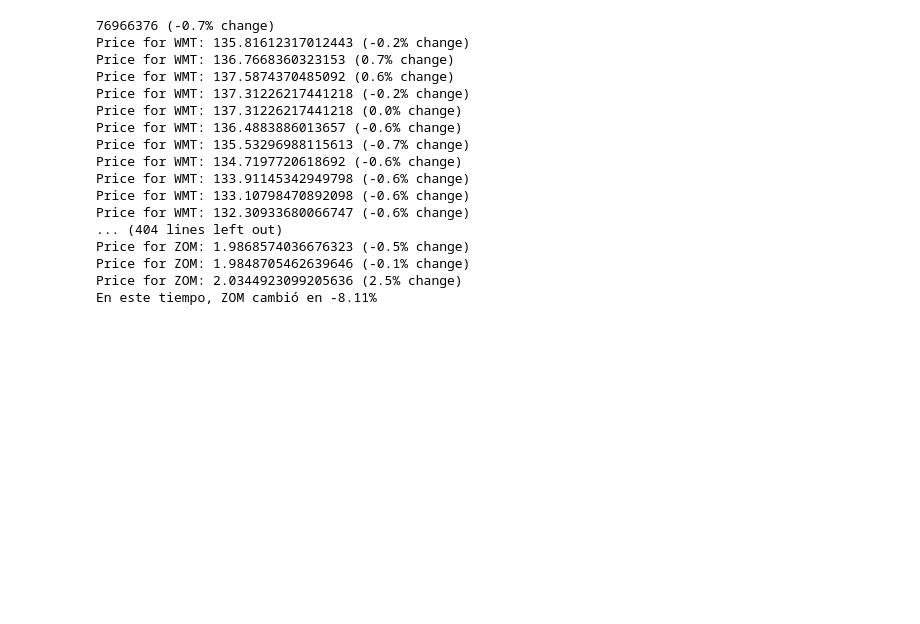
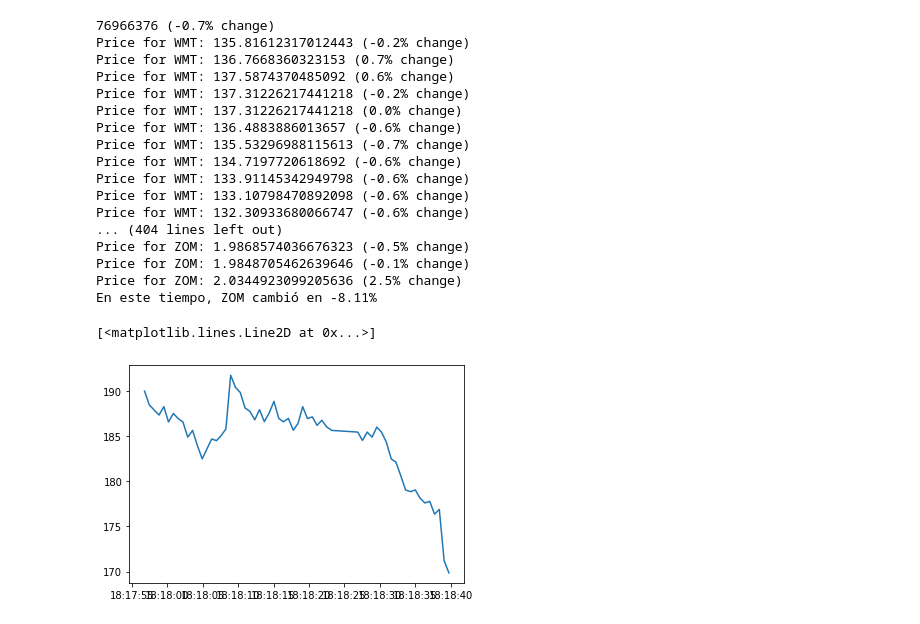
Before and after one commit to Guacha/Gambler_bot, a Jupyter notebook: gambler_test_lab.ipynb, the cells around one changed output. Saved outputs shown, nothing was run; the diff lists cells and outputs as text; code cells hidden in the pictures; blank space fills up the shorter version.

Commit message:
Test lab feature to check history in graph

```diff
--- a/gambler_test_lab.ipynb
+++ b/gambler_test_lab.ipynb
@@ -41,3 +49,15 @@ Price for ZOM: 1.9868574036676323 (-0.5% change)
 Price for ZOM: 1.9848705462639646 (-0.1% change)
 Price for ZOM: 2.0344923099205636 (2.5% change)
 En este tiempo, ZOM cambió en -8.11%
+# %%
+import matplotlib.pyplot as plt
+
+history, change = stonks.get_price_history("DIS", 60)
+
+prices = [doc.to_dict()["price"] for doc in history]
+dates = [doc.to_dict()["timestamp"] for doc in history]
+
+plt.plot(dates, prices)
+# %% [output]
+[<matplotlib.lines.Line2D at 0x...>]
+[figure, added]
```
Also changed, not shown: parts of 2 cells of this notebook, 2 other files.
